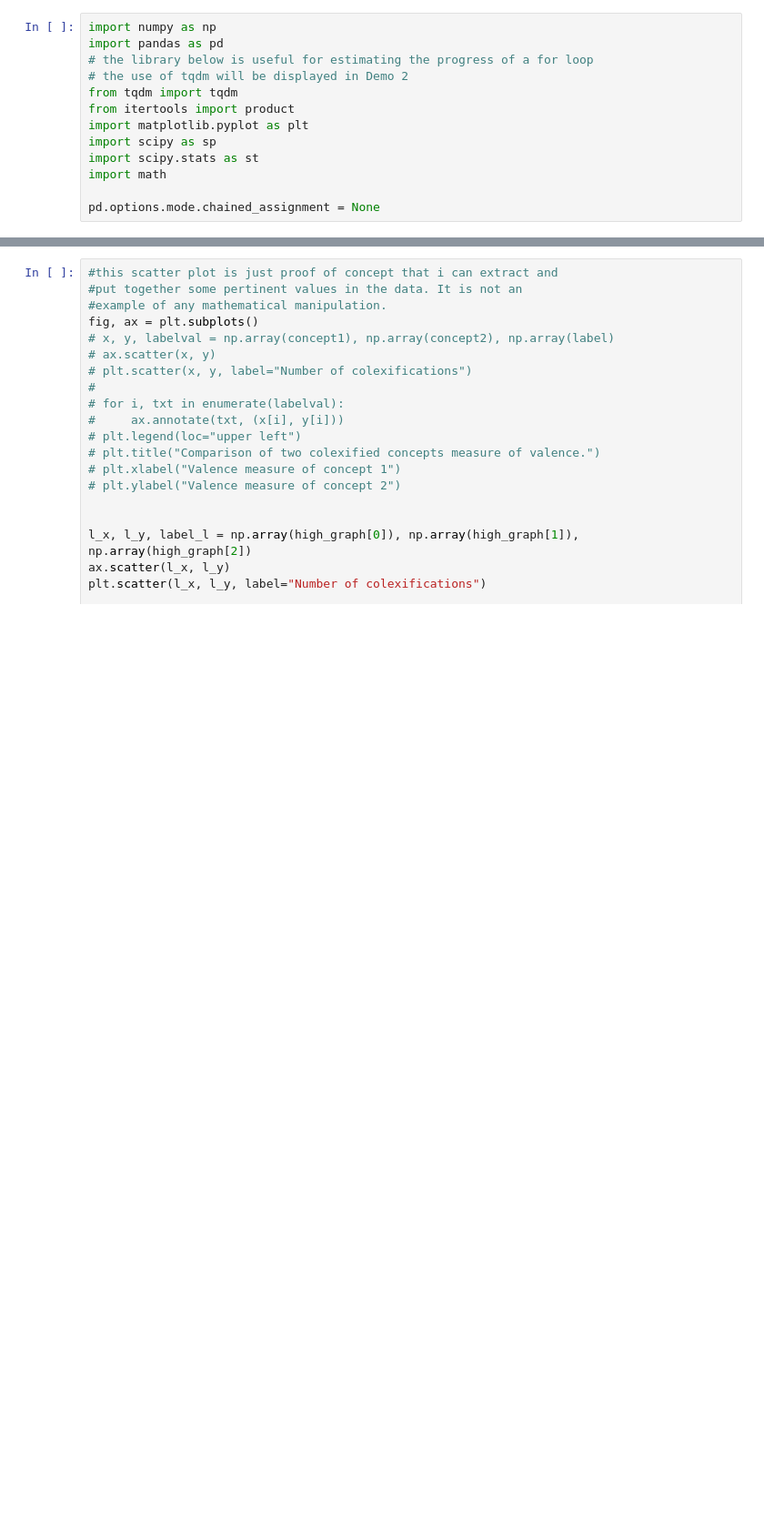
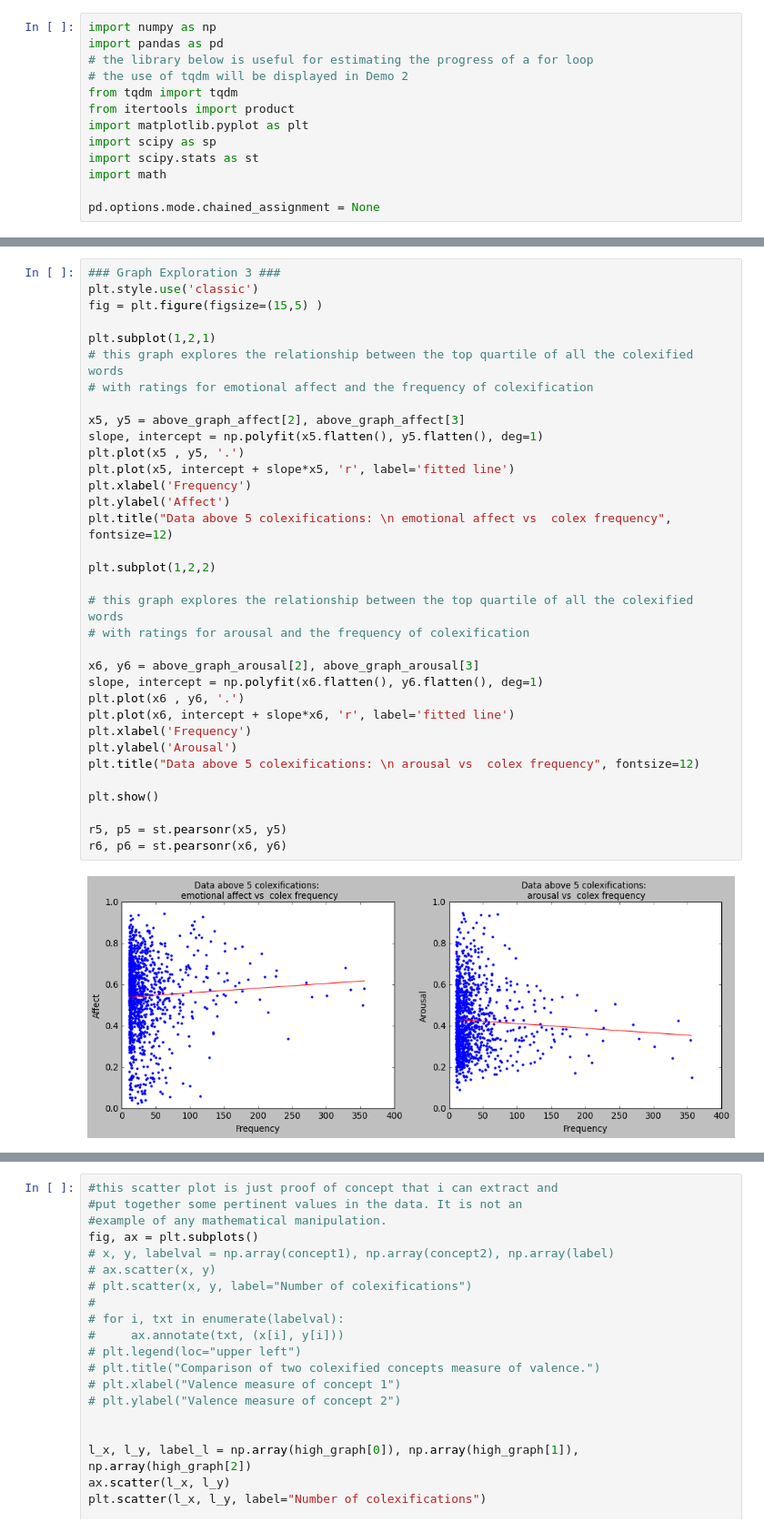
Before and after one commit to petesaiacct/cog260project, a Jupyter notebook: scripts/colexandaffectproject.ipynb, the cells around one changed output, grey strips where cells are left out. Shown at 91% size. Cells and saved outputs as stored; diff of their text form; blank space fills up the shorter version.

```diff
--- a/scripts/colexandaffectproject.ipynb
+++ b/scripts/colexandaffectproject.ipynb
@@ -321,0 +388,36 @@ print(full_affect_dataframe, full_arousal_dataframe)
+# %%
+### Graph Exploration 3 ###
+plt.style.use('classic')
+fig = plt.figure(figsize=(15,5) )
+
+plt.subplot(1,2,1)
+# this graph explores the relationship between the top quartile of all the colexified words
+# with ratings for emotional affect and the frequency of colexification
+
+x5, y5 = above_graph_affect[2], above_graph_affect[3]
+slope, intercept = np.polyfit(x5.flatten(), y5.flatten(), deg=1)
+plt.plot(x5 , y5, '.')
+plt.plot(x5, intercept + slope*x5, 'r', label='fitted line')
+plt.xlabel('Frequency')
+plt.ylabel('Affect')
+plt.title("Data above 5 colexifications: \n emotional affect vs  colex frequency", fontsize=12)
+
+plt.subplot(1,2,2)
+
+# this graph explores the relationship between the top quartile of all the colexified words
+# with ratings for arousal and the frequency of colexification
+
+x6, y6 = above_graph_arousal[2], above_graph_arousal[3]
+slope, intercept = np.polyfit(x6.flatten(), y6.flatten(), deg=1)
+plt.plot(x6 , y6, '.')
+plt.plot(x6, intercept + slope*x6, 'r', label='fitted line')
+plt.xlabel('Frequency')
+plt.ylabel('Arousal')
+plt.title("Data above 5 colexifications: \n arousal vs  colex frequency", fontsize=12)
+
+plt.show()
+
+r5, p5 = st.pearsonr(x5, y5)
+r6, p6 = st.pearsonr(x6, y6)
+# %% [output]
+[figure, added]
```
Also changed, not shown: parts of 16 cells of this notebook, 2 other files.
